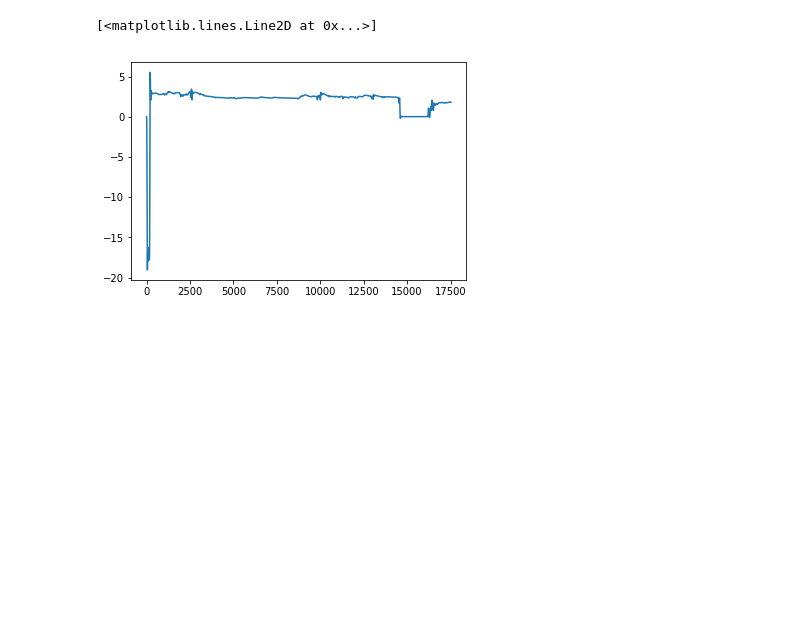
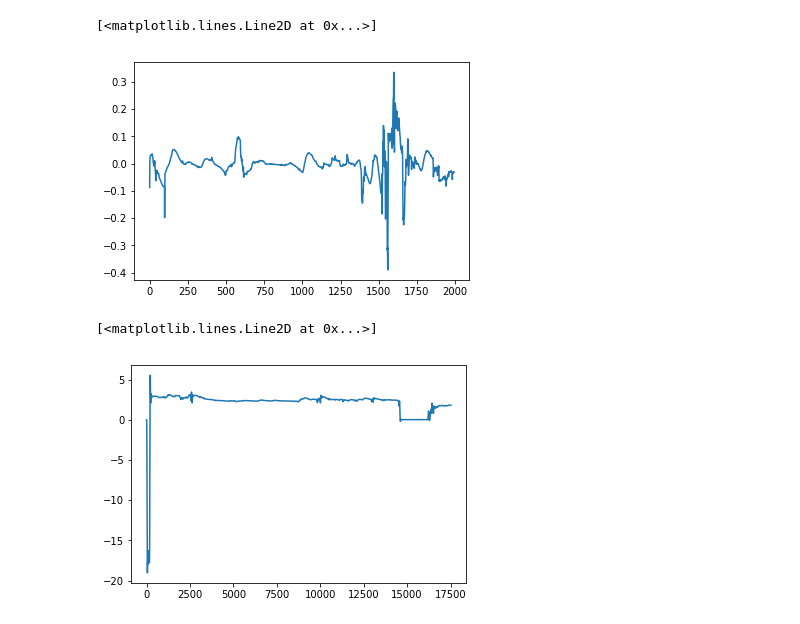
Before and after one commit to KaunilD/shimm3r4j, a Jupyter notebook: plots.ipynb, the cells around one changed output. Cells and saved outputs as stored; diff of their text form; code cells hidden in the pictures; blank space fills up the shorter version.

```diff
--- a/plots.ipynb
+++ b/plots.ipynb
@@ -13 +13,6 @@ data =
+# %%
+plt.plot(data)
+# %% [output]
+[<matplotlib.lines.Line2D at 0x...>]
+[figure, added]
 # %%
```
Also changed, not shown: parts of 7 cells of this notebook, 2 other files.
